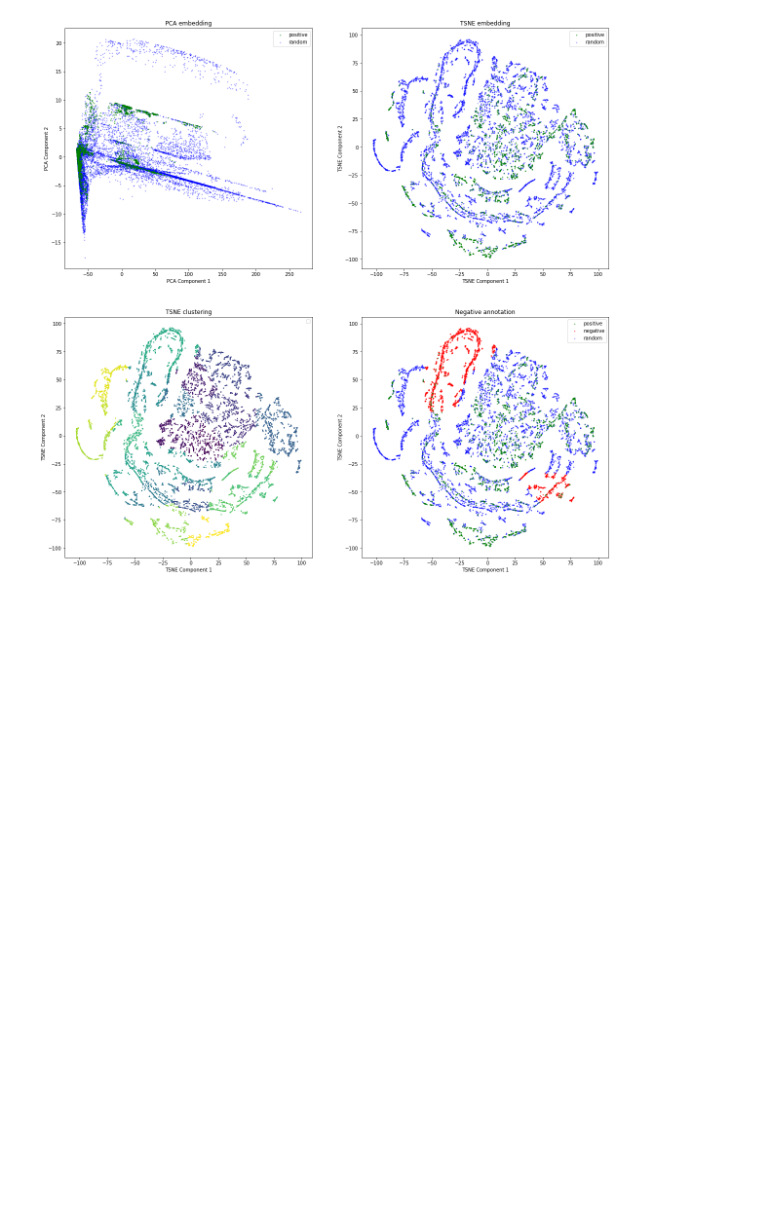
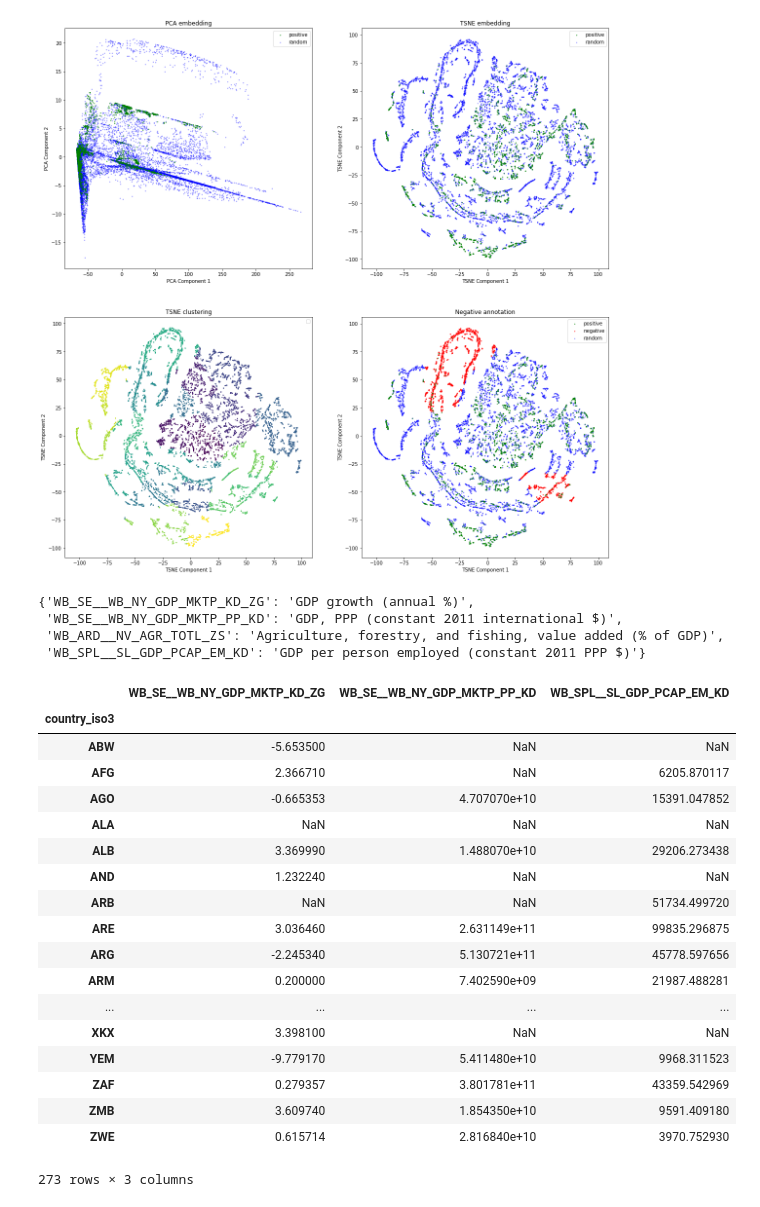
Before and after one commit to thiesgehrmann/JuSiPy_Asser, a Jupyter notebook: 1_pipeline_features.ipynb, the cells around one changed output. Saved outputs shown, nothing was run; the diff lists cells and outputs as text; code cells hidden in the pictures; blank space fills up the shorter version.

```diff
--- a/1_pipeline_features.ipynb
+++ b/1_pipeline_features.ipynb
@@ -110,3 +122,32 @@ fig, axes = neg.plot()
 # %% [output]
 No handles with labels found to put in legend.
 [figure]
+# %%
+{ k : v for (k,v) in A_country.description.items() if 'gdp' in v.lower() }
+# %% [output]
+{'WB_SE__WB_NY_GDP_MKTP_KD_ZG': 'GDP growth (annual %)',
+ 'WB_SE__WB_NY_GDP_MKTP_PP_KD': 'GDP, PPP (constant 2011 international $)',
+ 'WB_ARD__NV_AGR_TOTL_ZS': 'Agriculture, forestry, and fishing, value added (% of GDP)',
+ 'WB_SPL__SL_GDP_PCAP_EM_KD': 'GDP per person employed (constant 2011 PPP $)'}
+# %%
+A_country.features[['WB_SE__WB_NY_GDP_MKTP_KD_ZG', 'WB_SE__WB_NY_GDP_MKTP_PP_KD', 'WB_SPL__SL_GDP_PCAP_EM_KD']]
+# %% [output]
+|  | WB_SE__WB_NY_GDP_MKTP_KD_ZG | WB_SE__WB_NY_GDP_MKTP_PP_KD | WB_SPL__SL_GDP_PCAP_EM_KD |
+| country_iso3 |  |  |  |
+| ABW | -5.653500 | NaN | NaN |
+| AFG | 2.366710 | NaN | 6205.870117 |
+| AGO | -0.665353 | 4.707070e+10 | 15391.047852 |
+| ALA | NaN | NaN | NaN |
+| ALB | 3.369990 | 1.488070e+10 | 29206.273438 |
+| AND | 1.232240 | NaN | NaN |
+| ARB | NaN | NaN | 51734.499720 |
+| ARE | 3.036460 | 2.631149e+11 | 99835.296875 |
+| ARG | -2.245340 | 5.130721e+11 | 45778.597656 |
+| ARM | 0.200000 | 7.402590e+09 | 21987.488281 |
+| ... | ... | ... | ... |
+| XKX | 3.398100 | NaN | NaN |
+| YEM | -9.779170 | 5.411480e+10 | 9968.311523 |
+| ZAF | 0.279357 | 3.801781e+11 | 43359.542969 |
+| ZMB | 3.609740 | 1.854350e+10 | 9591.409180 |
+| ZWE | 0.615714 | 2.816840e+10 | 3970.752930 |
+273 rows × 3 columns
```
Also changed, not shown: parts of 7 cells of this notebook, 2 other files.
